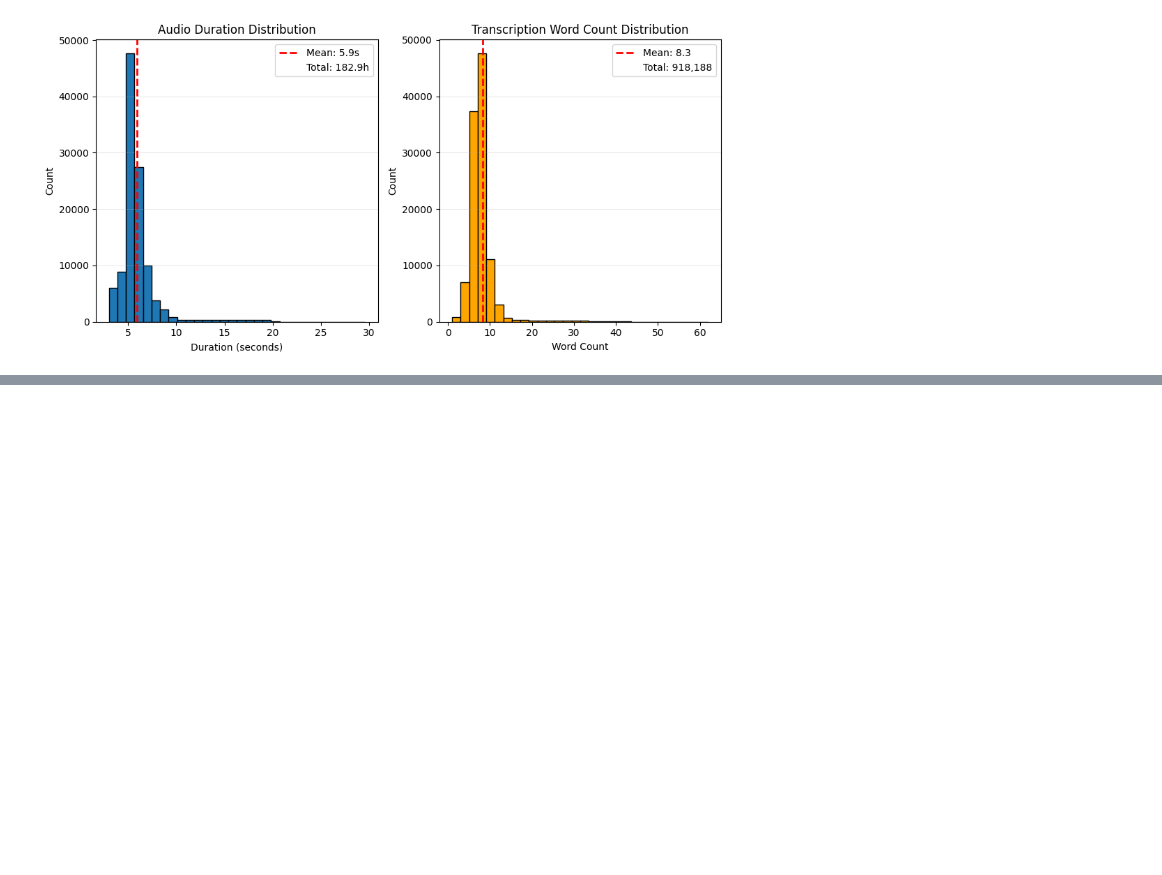
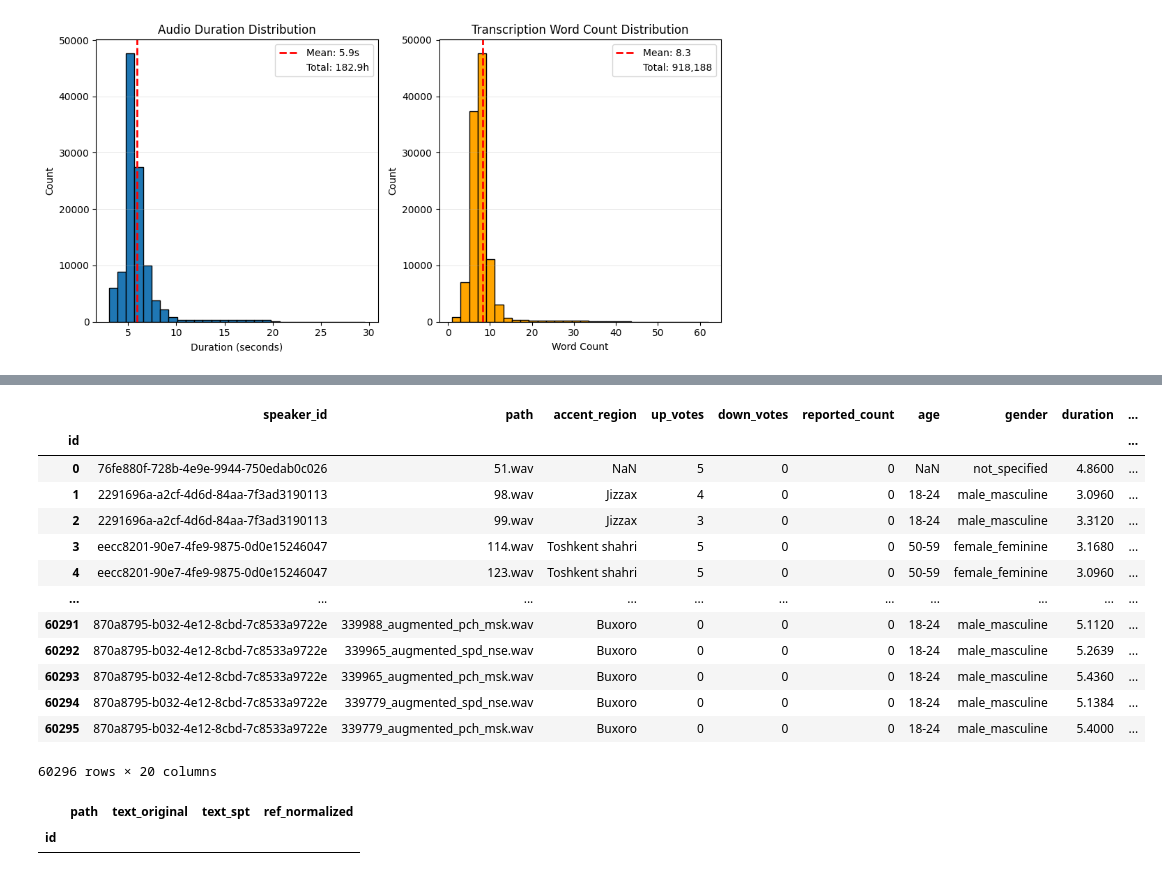
Before and after one commit to HaidarChaito/uzbek-automatic-speech-recognition, a Jupyter notebook: notebooks/combine_sampled_datasets.ipynb, the cells around one changed output, grey strips where cells are left out. Cells and saved outputs as stored; diff of their text form; code cells hidden in the pictures; blank space fills up the shorter version.

```diff
--- a/notebooks/combine_sampled_datasets.ipynb
+++ b/notebooks/combine_sampled_datasets.ipynb
@@ -428,0 +529,42 @@ plot_distribution_graphs(combined_case_sensitive_df)
+# %%
+uzbek_voice_df = pd.read_csv("uzbek_voice_part2.csv", index_col="id")
+
+uzbek_voice_df.drop(columns={"net_votes"}, inplace=True)
+
+uzbek_voice_df
+# %% [output]
+|  | speaker_id | path | accent_region | up_votes | down_votes | reported_count | age | gender | duration | ... |
+| id |  |  |  |  |  |  |  |  |  | ... |
+| 0 | 76fe880f-728b-4e9e-9944-750edab0c026 | 51.wav | NaN | 5 | 0 | 0 | NaN | not_specified | 4.8600 | ... |
+| 1 | 2291696a-a2cf-4d6d-84aa-7f3ad3190113 | 98.wav | Jizzax | 4 | 0 | 0 | 18-24 | male_masculine | 3.0960 | ... |
+| 2 | 2291696a-a2cf-4d6d-84aa-7f3ad3190113 | 99.wav | Jizzax | 3 | 0 | 0 | 18-24 | male_masculine | 3.3120 | ... |
+| 3 | eecc8201-90e7-4fe9-9875-0d0e15246047 | 114.wav | Toshkent shahri | 5 | 0 | 0 | 50-59 | female_feminine | 3.1680 | ... |
+| 4 | eecc8201-90e7-4fe9-9875-0d0e15246047 | 123.wav | Toshkent shahri | 5 | 0 | 0 | 50-59 | female_feminine | 3.0960 | ... |
+| ... | ... | ... | ... | ... | ... | ... | ... | ... | ... | ... |
+| 60291 | 870a8795-b032-4e12-8cbd-7c8533a9722e | 339988_augmented_pch_msk.wav | Buxoro | 0 | 0 | 0 | 18-24 | male_masculine | 5.1120 | ... |
+| 60292 | 870a8795-b032-4e12-8cbd-7c8533a9722e | 339965_augmented_spd_nse.wav | Buxoro | 0 | 0 | 0 | 18-24 | male_masculine | 5.2639 | ... |
+| 60293 | 870a8795-b032-4e12-8cbd-7c8533a9722e | 339965_augmented_pch_msk.wav | Buxoro | 0 | 0 | 0 | 18-24 | male_masculine | 5.4360 | ... |
+| 60294 | 870a8795-b032-4e12-8cbd-7c8533a9722e | 339779_augmented_spd_nse.wav | Buxoro | 0 | 0 | 0 | 18-24 | male_masculine | 5.1384 | ... |
+| 60295 | 870a8795-b032-4e12-8cbd-7c8533a9722e | 339779_augmented_pch_msk.wav | Buxoro | 0 | 0 | 0 | 18-24 | male_masculine | 5.4000 | ... |
+60296 rows × 20 columns
+# %%
+# Example: O‘ylashimcha, hammasi yaxshilikka”, deydi Jaloliddinov.
+trailing_quote_mask = uzbek_voice_df["text_spt"].str.contains(r"(^[^“]*)”([^“]*$)", regex=True)
+matched = uzbek_voice_df[trailing_quote_mask][["path", "text_original", "text_spt", "ref_normalized"]]
+
+uzbek_voice_df["text_spt"] = uzbek_voice_df["text_spt"].str.replace(
+    r"(^[^“]*)”([^“]*$)",
+    r"\1\2",
+    regex=True
+)
+uzbek_voice_df.loc[trailing_quote_mask, "text_original"] = uzbek_voice_df.loc[
+    trailing_quote_mask, "text_original"].str.replace(
+    r"(^[^“]*)”([^“]*$)",
+    r"\1\2",
+    regex=True
+)
+
+matched
+# %% [output]
+|  | path | text_original | text_spt | ref_normalized |
+| id |  |  |  |  |
```
Also changed, not shown: parts of 17 cells of this notebook, 1 other file.
